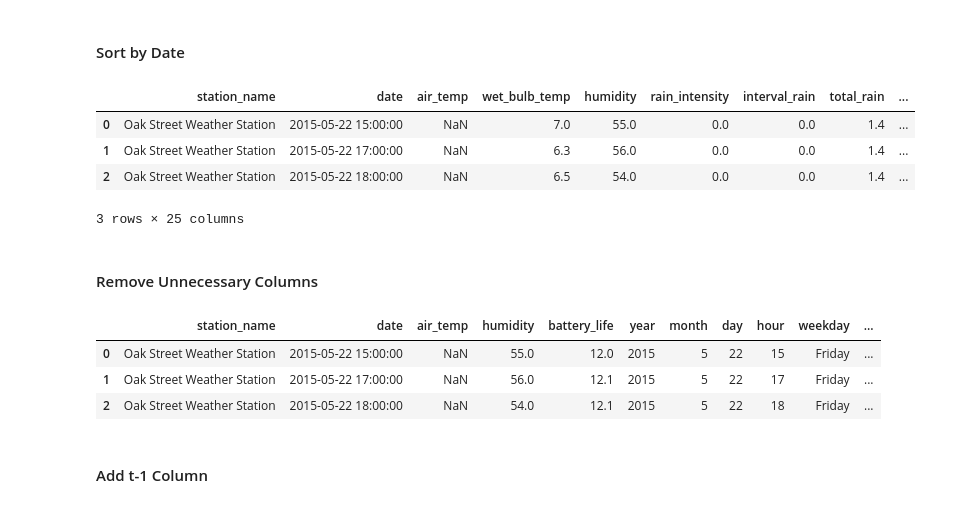
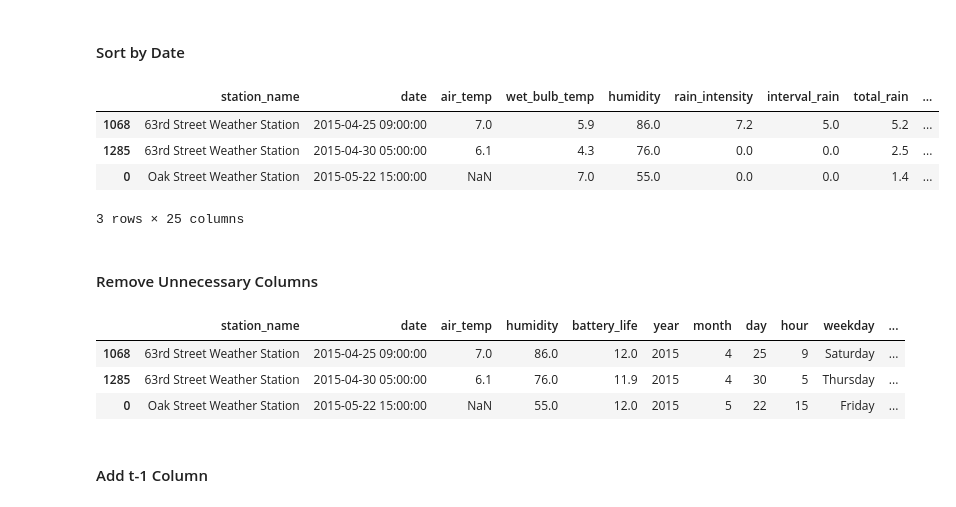
Before and after one commit to floteslof/machine_learning_prognose, a Jupyter notebook: modules/modelling/data_preparation.ipynb, the cells around one changed output. Saved outputs shown, nothing was run; the diff lists cells and outputs as text; code cells hidden in the pictures.

```diff
--- a/modules/modelling/data_preparation.ipynb
+++ b/modules/modelling/data_preparation.ipynb
@@ -9,14 +11,14 @@ import numpy as np
 # %% [markdown]
 #### Sort by Date
 # %%
-df.sort_values('date')
+df = df.sort_values('date')
 
 df.head(3)
 # %% [output]
 |  | station_name | date | air_temp | wet_bulb_temp | humidity | rain_intensity | interval_rain | total_rain | ... |
+| 1068 | 63rd Street Weather Station | 2015-04-25 09:00:00 | 7.0 | 5.9 | 86.0 | 7.2 | 5.0 | 5.2 | ... |
+| 1285 | 63rd Street Weather Station | 2015-04-30 05:00:00 | 6.1 | 4.3 | 76.0 | 0.0 | 0.0 | 2.5 | ... |
 | 0 | Oak Street Weather Station | 2015-05-22 15:00:00 | NaN | 7.0 | 55.0 | 0.0 | 0.0 | 1.4 | ... |
-| 1 | Oak Street Weather Station | 2015-05-22 17:00:00 | NaN | 6.3 | 56.0 | 0.0 | 0.0 | 1.4 | ... |
-| 2 | Oak Street Weather Station | 2015-05-22 18:00:00 | NaN | 6.5 | 54.0 | 0.0 | 0.0 | 1.4 | ... |
 3 rows × 25 columns
 # %% [markdown]
 #### Remove Unnecessary Columns
@@ -34,9 +36,9 @@ except Exception:
 df.head(3)
 # %% [output]
 |  | station_name | date | air_temp | humidity | battery_life | year | month | day | hour | weekday | ... |
+| 1068 | 63rd Street Weather Station | 2015-04-25 09:00:00 | 7.0 | 86.0 | 12.0 | 2015 | 4 | 25 | 9 | Saturday | ... |
+| 1285 | 63rd Street Weather Station | 2015-04-30 05:00:00 | 6.1 | 76.0 | 11.9 | 2015 | 4 | 30 | 5 | Thursday | ... |
 | 0 | Oak Street Weather Station | 2015-05-22 15:00:00 | NaN | 55.0 | 12.0 | 2015 | 5 | 22 | 15 | Friday | ... |
-| 1 | Oak Street Weather Station | 2015-05-22 17:00:00 | NaN | 56.0 | 12.1 | 2015 | 5 | 22 | 17 | Friday | ... |
-| 2 | Oak Street Weather Station | 2015-05-22 18:00:00 | NaN | 54.0 | 12.1 | 2015 | 5 | 22 | 18 | Friday | ... |
 # %% [markdown]
 #### Add t-1 Column
 # %% [markdown]
```
Also changed, not shown: parts of 4 cells of this notebook, 3 other files.
